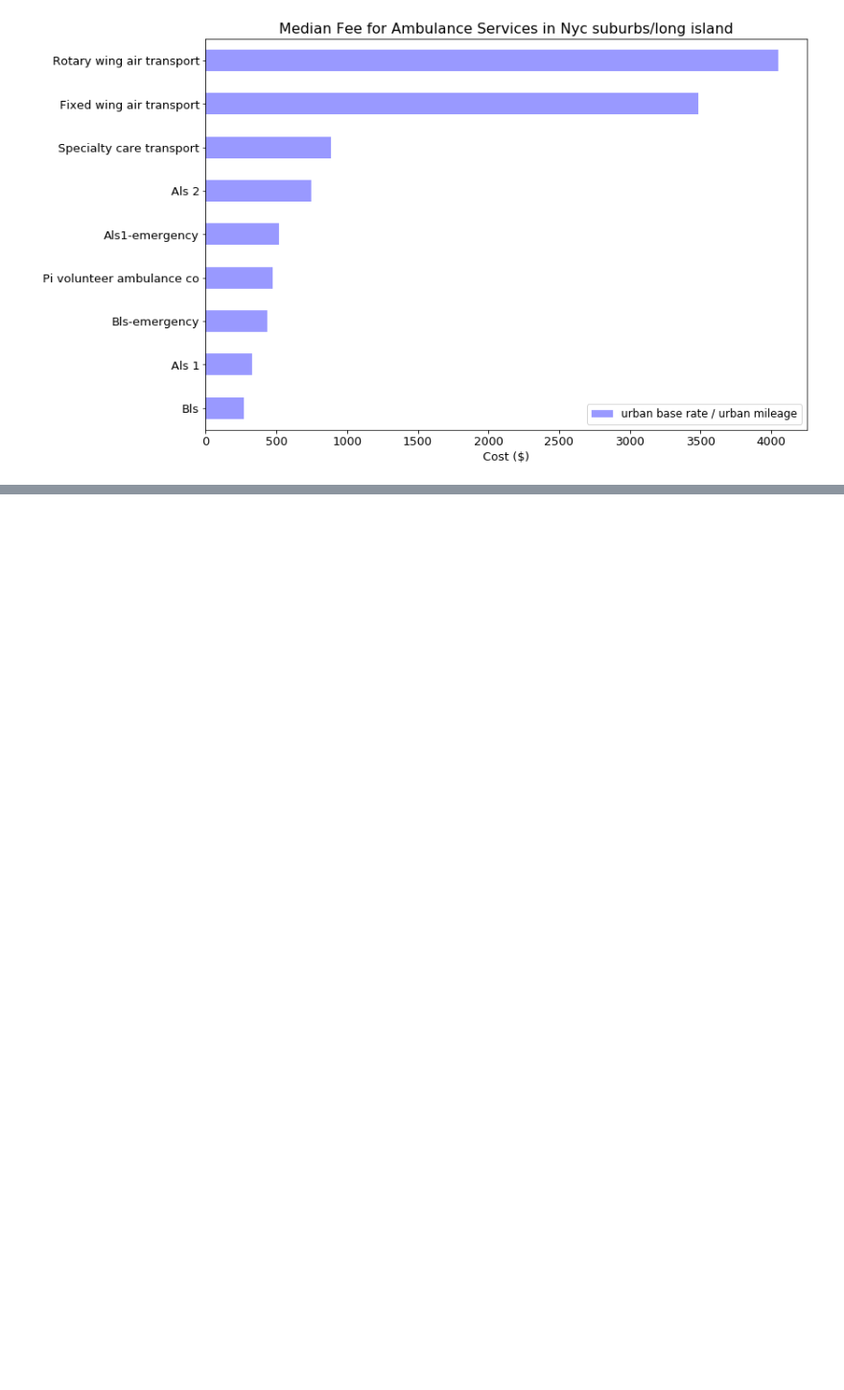
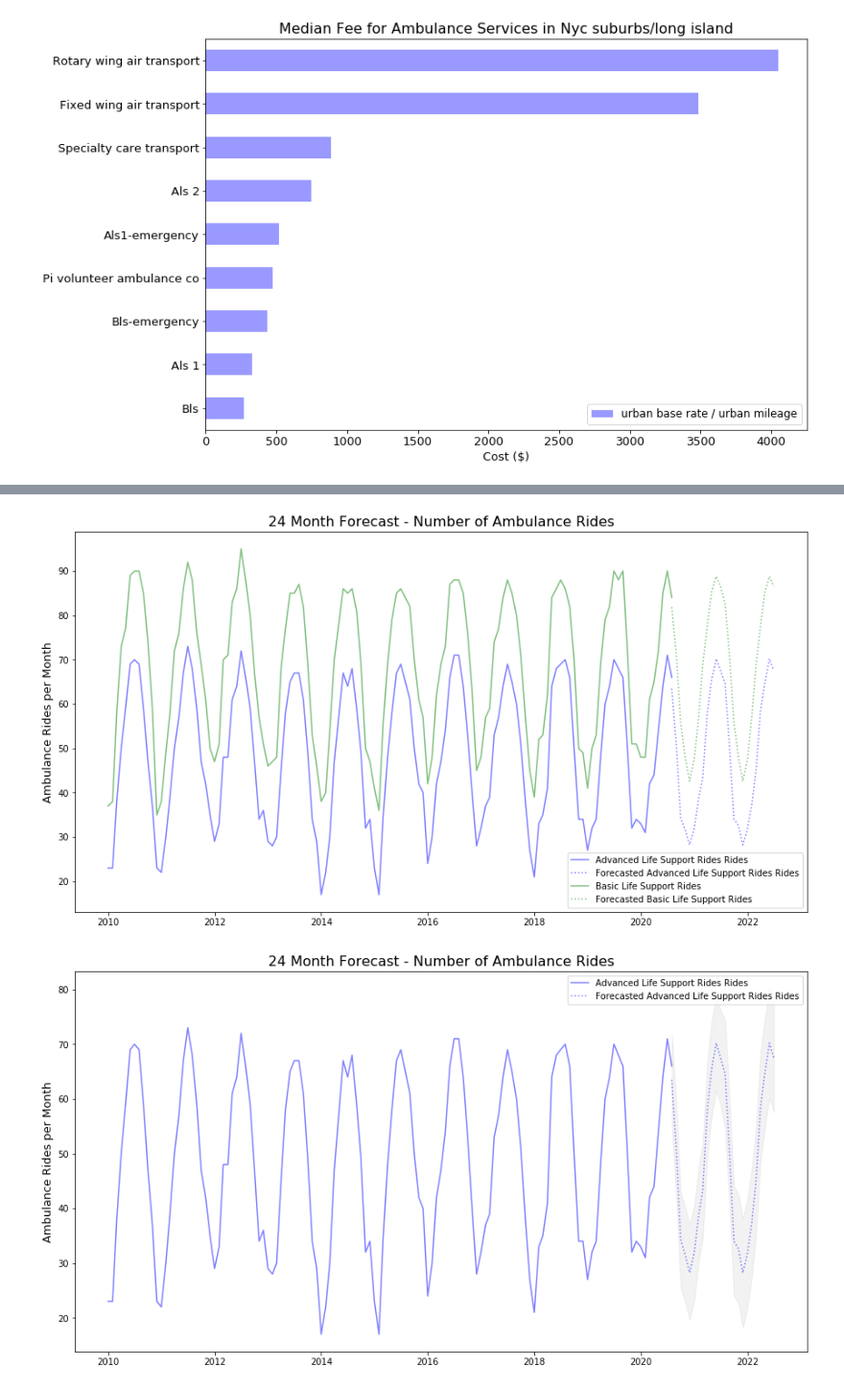
Before and after one commit to Data-Science-Link/Call_the_Ambulance, a Jupyter notebook: _Ambulance_Fee_Schedule_Analysis.ipynb, the cells around one changed output, grey strips where cells are left out. Shown at 96% size. Cells and saved outputs as stored; diff of their text form; code cells hidden in the pictures; blank space fills up the shorter version.

```diff
--- a/_Ambulance_Fee_Schedule_Analysis.ipynb
+++ b/_Ambulance_Fee_Schedule_Analysis.ipynb
@@ -679,0 +745,56 @@ The predicted ambulance fees are:  [244.0, 246.0]
+# %%
+# Create figure instance
+fig, ax = plt.subplots(figsize=(15,8))
+
+lst_forecast = [(ALS_data, ALS_model, 'b', 'Advanced Life Support Rides Rides'), (BLS_data, BLS_model, 'g', 'Basic Life Support Rides')]
+
+for data, model, color, label in lst_forecast:
+    # Forecast
+    n_periods = 24
+    fitted, confint = model.predict(n_periods=n_periods, return_conf_int=True)
+    index_of_fc = pd.date_range(data.index[-1], periods = n_periods, freq='MS')
+
+    # make series for plotting purpose
+    fitted_series = pd.Series(fitted, index=index_of_fc)
+    lower_series = pd.Series(confint[:, 0], index=index_of_fc)
+    upper_series = pd.Series(confint[:, 1], index=index_of_fc)
+
+    # Plot
+    plt.plot(data, color=color, alpha=0.5, label=label)
+    plt.plot(fitted_series, color=color, alpha=0.5, linestyle=':', label='Forecasted ' + label)
+
+plt.ylabel('Ambulance Rides per Month', fontsize=MEDIUM_SIZE)
+plt.legend()
+plt.title(f'{n_periods} Month Forecast - Number of Ambulance Rides', fontsize=BIGGER_SIZE)
+plt.show()
+
+
+for data, model, color, label in lst_forecast:
+    # Create figure instance
+    fig, ax = plt.subplots(figsize=(15,8))
+
+    # Forecast
+    n_periods = 24
+    fitted, confint = model.predict(n_periods=n_periods, return_conf_int=True)
+    index_of_fc = pd.date_range(data.index[-1], periods = n_periods, freq='MS')
+
+    # make series for plotting purpose
+    fitted_series = pd.Series(fitted, index=index_of_fc)
+    lower_series = pd.Series(confint[:, 0], index=index_of_fc)
+    upper_series = pd.Series(confint[:, 1], index=index_of_fc)
+
+    # Plot
+    plt.plot(data, color=color, alpha=0.5, label=label)
+    plt.plot(fitted_series, color=color, alpha=0.5, linestyle=':', label='Forecasted ' + label)
+    plt.fill_between(lower_series.index,
+                 lower_series,
+                 upper_series,
+                 color='k', alpha=.05)
+
+    plt.ylabel('Ambulance Rides per Month', fontsize=MEDIUM_SIZE)
+    plt.legend()
+    plt.title(f'{n_periods} Month Forecast - Number of Ambulance Rides', fontsize=BIGGER_SIZE)
+    plt.show()
+# %% [output]
+[figure, added]
+[figure, added]
```
Also changed, not shown: parts of 25 cells of this notebook.
